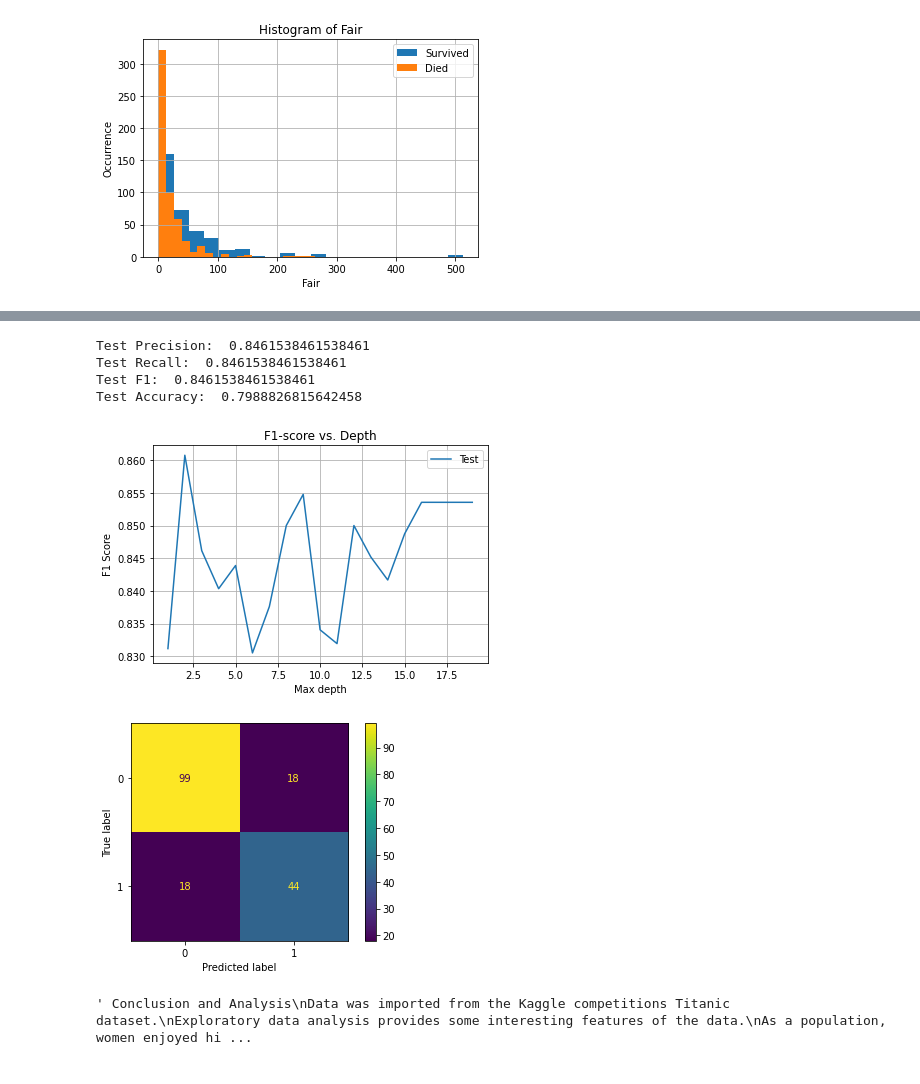
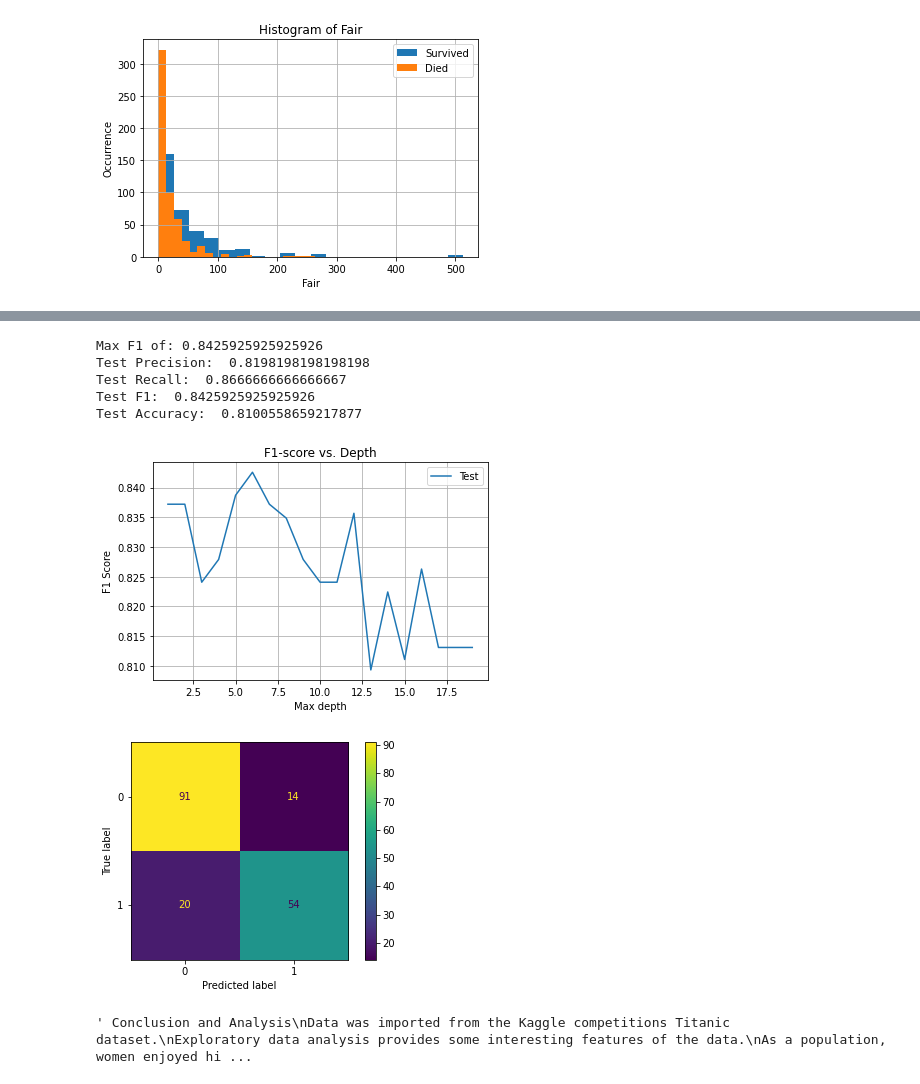
Before and after one commit to BeastOrchestra/DataScience, a Jupyter notebook: titanic/Titanic_Kaggle.ipynb, the cells around one changed output, grey strips where cells are left out. Cells and saved outputs as stored; diff of their text form; code cells hidden in the pictures.

```diff
--- a/titanic/Titanic_Kaggle.ipynb
+++ b/titanic/Titanic_Kaggle.ipynb
@@ -177,41 +179,43 @@ Initial Model Accuracy:  0.7821229050279329
 # %%
+random.seed(42)
+
 scoreTest=[]
-import random
-random.seed(42)
 for i in range(1,20):
-    xgb_cl = xgb.XGBClassifier(max_depth=i, eval_metric='mae')
+    xgb_cl = xgb.XGBClassifier(max_depth=i, eval_metric='mae',seed=42)
     # Fit
     xgb_cl.fit(X_train, y_train)
     y_pred = xgb_cl.predict(X_test)
     pre, rec, f1, sup = precision_recall_fscore_support(y_test,y_pred)
     acc=accuracy_score(y_test,y_pred)
     scoreTest.append(f1[0])
+
+print('Max F1 of:', max(scoreTest))
 
 plt.plot(range(1,20),scoreTest)
 plt.xlabel('Max depth')
 plt.ylabel('F1 Score')
 plt.grid()
 plt.title('F1-score vs. Depth')
 plt.legend(['Test'])
 
-xgb_cl = xgb.XGBClassifier(max_depth=3, eval_metric='mae')
-# Fit
+xgb_cl = xgb.XGBClassifier(max_depth=6, eval_metric='mae')
 xgb_cl.fit(X_train, y_train)
 y_pred = xgb_cl.predict(X_test)
 pre, rec, f1, sup = precision_recall_fscore_support(y_test,y_pred)
 acc=accuracy_score(y_test,y_pred)
 plot_confusion_matrix(xgb_cl,X_test,y_test)
 print('Test Precision: ',pre[0])
 print('Test Recall: ',rec[0])
 print('Test F1: ',f1[0])
 print('Test Accuracy: ',acc)
 # %% [output]
-Test Precision:  0.8461538461538461
-Test Recall:  0.8461538461538461
-Test F1:  0.8461538461538461
-Test Accuracy:  0.7988826815642458
+Max F1 of: 0.8425925925925926
+Test Precision:  0.8198198198198198
+Test Recall:  0.8666666666666667
+Test F1:  0.8425925925925926
+Test Accuracy:  0.8100558659217877
-[figure, old version]
+[figure, new version]
-[figure, old version]
+[figure, new version]
 # %%
 ''' Conclusion and Analysis
 Data was imported from the Kaggle competitions Titanic dataset.
```
Also changed, not shown: parts of 4 cells of this notebook.
